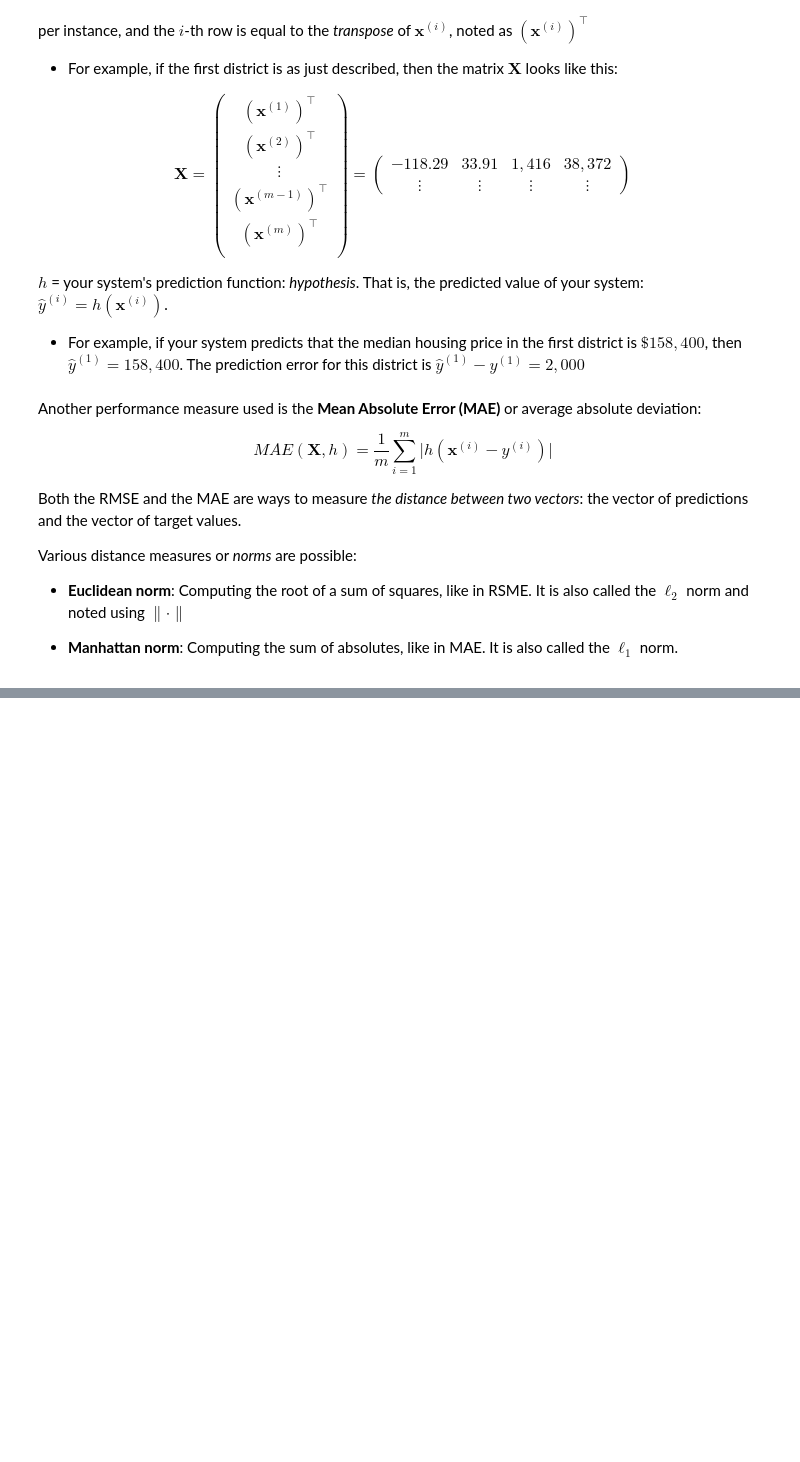
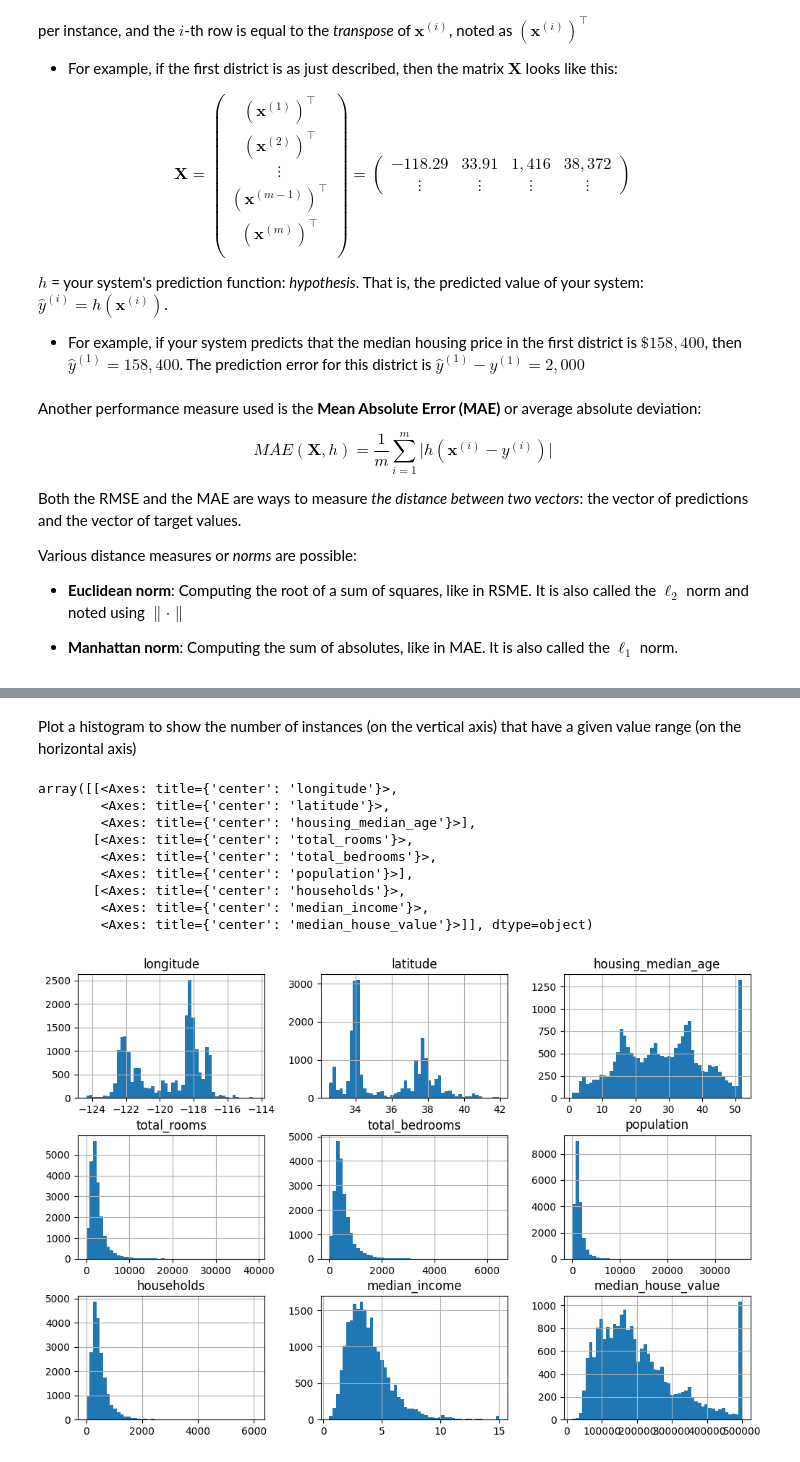
Before and after one commit to scaceresg/course-data-structures-py, a Jupyter notebook: sklearn-ageron.ipynb, the cells around one changed output, grey strips where cells are left out. Drawn from its saved outputs; the diff is of its cells as text; code cells hidden in the pictures; blank space fills up the shorter version.

```diff
--- a/sklearn-ageron.ipynb
+++ b/sklearn-ageron.ipynb
@@ -167,0 +174,27 @@ Various distance measures or *norms* are possible:
+# %%
+############## Getting the data ##############
+from pathlib import Path
+import pandas as pd
+import tarfile
+import urllib.request
+
+# Load data
+def load_housing_data(url):
+
+    tarball_path = Path('datasets/housing.tgz')
+
+    # Retrieve tarball from url
+    urllib.request.urlretrieve(url, tarball_path)
+
+    # Open tar file
+    with tarfile.open('datasets/housing.tgz') as housing_tarball:
+        housing_tarball.extractall(path='datasets')
+
+    return pd.read_csv('datasets/housing/housing.csv')
+# %%
+# Load housing data from URL
+url = "https://github.com/ageron/data/raw/main/housing.tgz"
+
+housing = load_housing_data(url)
+
+housing.head()
@@ -167,0 +265,16 @@ Various distance measures or *norms* are possible:
+# %% [markdown]
+Plot a histogram to show the number of instances (on the vertical axis) that have a given value range (on the horizontal axis)
+# %%
+%matplotlib inline
+housing.hist(bins=50, figsize=(12,8))
+# %% [output]
+array([[<Axes: title={'center': 'longitude'}>,
+        <Axes: title={'center': 'latitude'}>,
+        <Axes: title={'center': 'housing_median_age'}>],
+       [<Axes: title={'center': 'total_rooms'}>,
+        <Axes: title={'center': 'total_bedrooms'}>,
+        <Axes: title={'center': 'population'}>],
+       [<Axes: title={'center': 'households'}>,
+        <Axes: title={'center': 'median_income'}>,
+        <Axes: title={'center': 'median_house_value'}>]], dtype=object)
+[figure, added]
```
Also changed, not shown: parts of 59 cells of this notebook.
